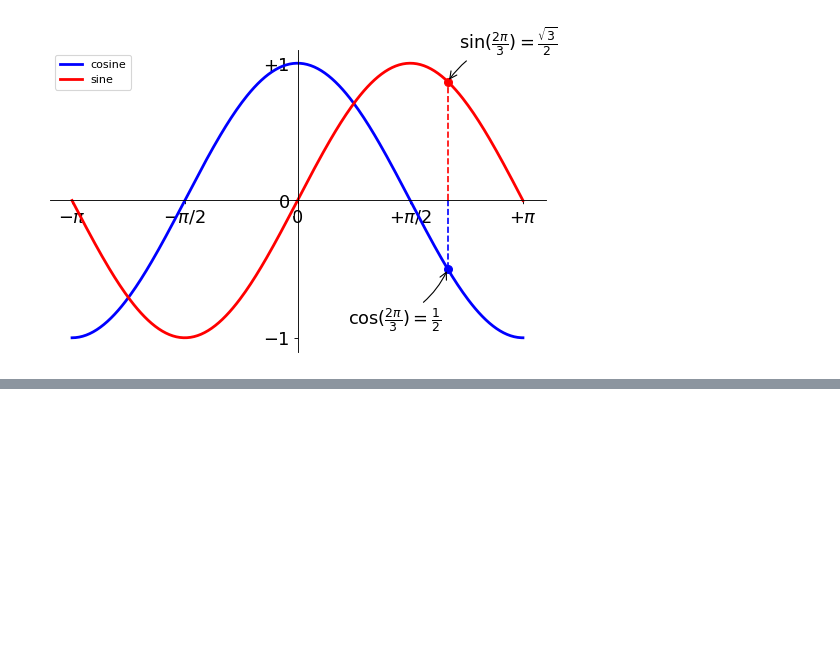
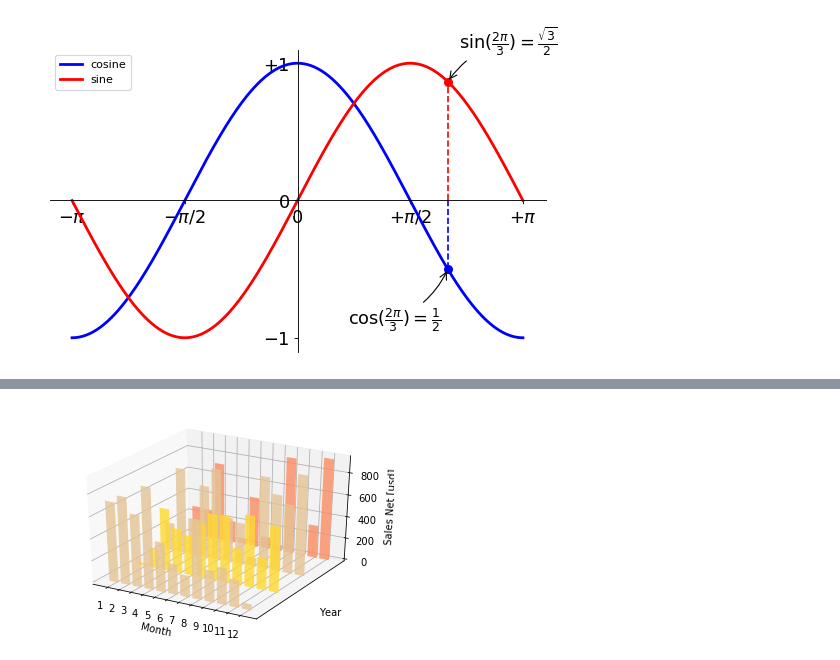
Before and after one commit to cndavy/mySympy, a Jupyter notebook: 探索/心形图形.ipynb, the cells around one changed output, grey strips where cells are left out. Saved outputs shown, nothing was run; the diff lists cells and outputs as text; code cells hidden in the pictures; blank space fills up the shorter version.

```diff
--- a/心形图形.ipynb
+++ b/探索/心形图形.ipynb
@@ -234,0 +268,32 @@ show()
+# %%
+import random
+
+import numpy as np
+import matplotlib as mpl
+import matplotlib.pyplot as plt
+import matplotlib.dates as mdates
+
+from mpl_toolkits.mplot3d import Axes3D
+
+mpl.rcParams['font.size'] = 10
+
+fig = plt.figure()
+ax = fig.add_subplot(111, projection='3d')
+
+for z in [2011, 2012, 2013, 2014]:
+     xs = range(1,13)
+     ys = 1000 * np.random.rand(12)
+
+     color =plt.cm.Set2(random.choice(range(plt.cm.Set2.N)))
+     ax.bar(xs, ys, zs=z, zdir='y', color=color, alpha=0.8)
+
+ax.xaxis.set_major_locator(mpl.ticker.FixedLocator(xs))
+ax.yaxis.set_major_locator(mpl.ticker.FixedLocator(ys))
+
+ax.set_xlabel('Month')
+ax.set_ylabel('Year')
+ax.set_zlabel('Sales Net [usd]')
+
+plt.show()
+# %% [output]
+[figure, added]
```
Also changed, not shown: parts of 4 cells of this notebook, 20 other files.
